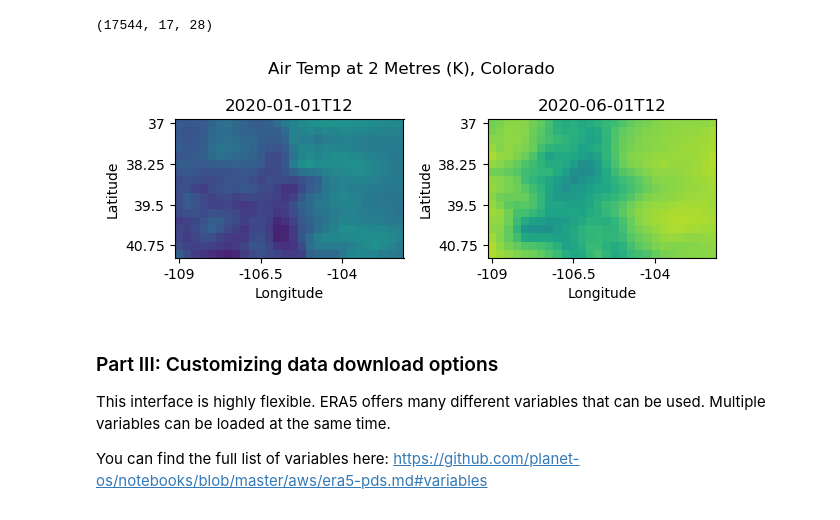
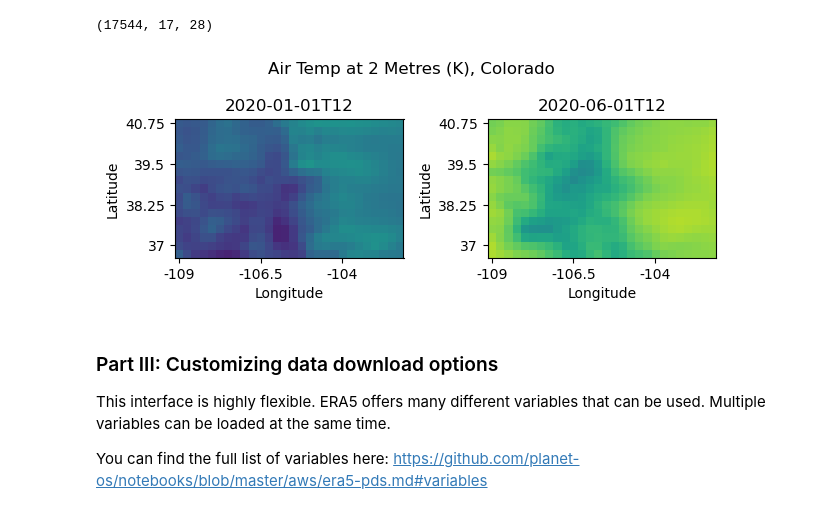
Before and after one commit to StevePny/DataAssimBench-Examples, a Jupyter notebook: examples/4-era5-data-download.ipynb, the cells around one changed output. Cells and saved outputs as stored; diff of their text form; code cells hidden in the pictures.

```diff
--- a/examples/4-era5-data-download.ipynb
+++ b/examples/4-era5-data-download.ipynb
@@ -85,18 +85,18 @@ print(aws_loader.values_gridded.shape)
 # %%
 # Now let's compare air temp in January vs June over Colorado
 fig, ax = plt.subplots(1, 2)
 fig.suptitle('Air Temp at 2 Metres (K), Colorado')
 ax[0].imshow(aws_loader.values_gridded[12], vmin=250, vmax=300)
 ax[0].set_title(np.datetime_as_string(aws_loader.times[12], unit='h')); ax[0].set_xlabel('Longitude'); ax[0].set_ylabel('Latitude')
-ax[0].set_yticks(ticks=[0, 5, 10, 15], labels=[37, 38.25, 39.5, 40.75]); ax[0].set_xticks(ticks=[0, 10, 20], labels=[-109, -106.5, -104])
+ax[0].set_yticks(ticks=[0, 5, 10, 15], labels=[40.75, 39.5, 38.25, 37]); ax[0].set_xticks(ticks=[0, 10, 20], labels=[-109, -106.5, -104])
 ax[1].imshow(aws_loader.values_gridded[3660], vmin=250, vmax=300)
 ax[1].set_title(np.datetime_as_string(aws_loader.times[3660], unit='h')); ax[1].set_xlabel('Longitude'); ax[1].set_ylabel('Latitude')
-ax[1].set_yticks(ticks=[0, 5, 10, 15], labels=[37, 38.25, 39.5, 40.75]); ax[1].set_xticks(ticks=[0, 10, 20], labels=[-109, -106.5, -104])
+ax[1].set_yticks(ticks=[0, 5, 10, 15], labels=[40.75, 39.5, 38.25, 37]); ax[1].set_xticks(ticks=[0, 10, 20], labels=[-109, -106.5, -104])
 fig.tight_layout()
 fig.subplots_adjust(top=1.4)
 plt.show()
 # %% [output]
-[figure, old version]
+[figure, new version]
 # %% [markdown]
 ### Part III: Customizing data download options
 
```
Also changed, not shown: parts of 1 cell of this notebook, 1 other file.
